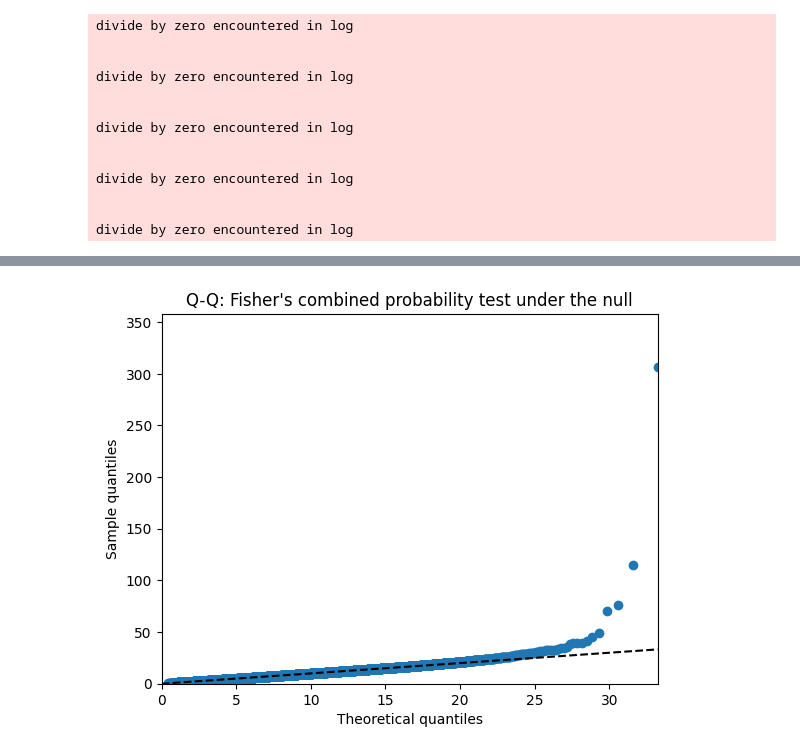
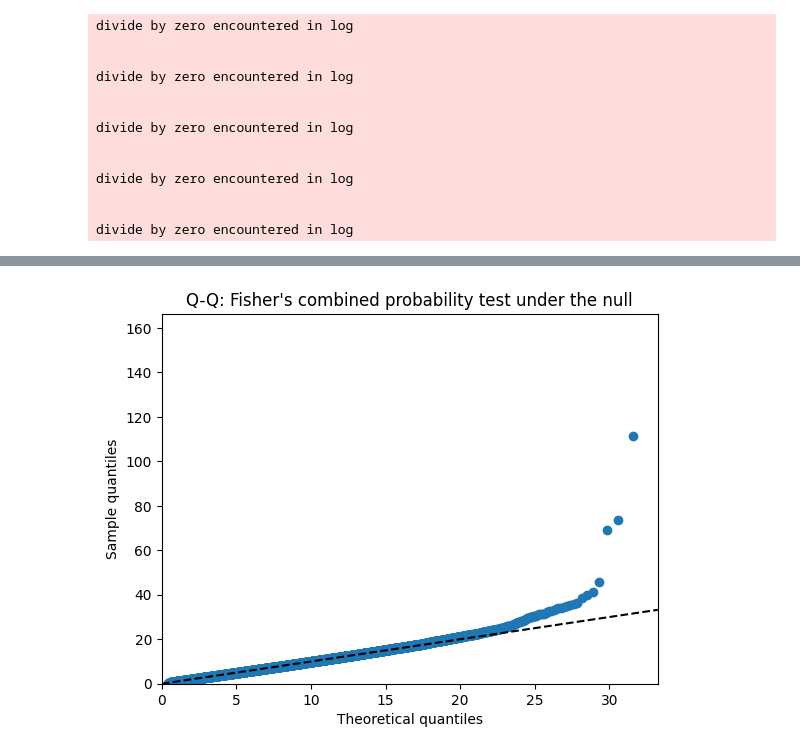
Before and after one commit to getzlab/dig_test_burden, a Jupyter notebook: process_results.ipynb, the cells around one changed output, grey strips where cells are left out. Saved outputs shown, nothing was run; the diff lists cells and outputs as text; code cells hidden in the pictures.

Commit message:
updated function for volcano and qq plotting

```diff
--- a/process_results.ipynb
+++ b/process_results.ipynb
@@ -666,15 +666,15 @@ df_comb
 # %%
 Y = np.sort(-2 * np.log(df_comb[['PVAL_' + rt + '_SNV_unif' for rt in result_types]].to_numpy()).sum(axis=1))
 Y = Y[~np.isnan(Y)]
 n = Y.shape[0]
 X = sp.stats.chi2.ppf((np.arange(n-1) + 1) / n, df=8)
 plt.scatter(X, Y[:-1])
 plt.plot([0, X.max()], [0, X.max()], 'k--')
 plt.xlim([0, X.max()])
-plt.ylim([0, Y.max()])
+plt.ylim([0, 5*X.max()])
 plt.title('Q-Q: Fisher\'s combined probability test under the null')
 plt.xlabel('Theoretical quantiles')
 plt.ylabel('Sample quantiles')
 plt.show()
 # %% [output]
-[figure, old version]
+[figure, new version]
```
Also changed, not shown: parts of 5 cells of this notebook, 1 other file.
